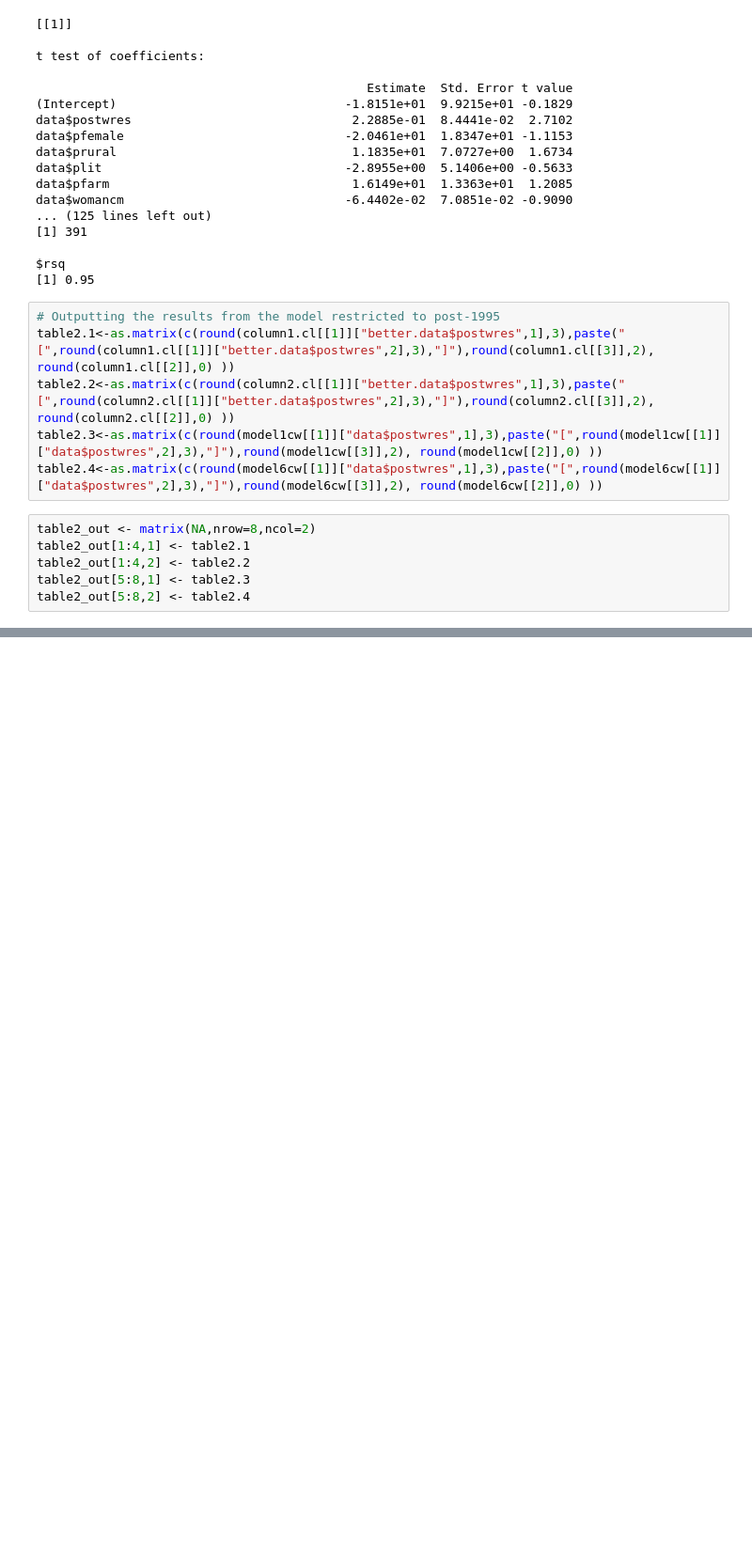
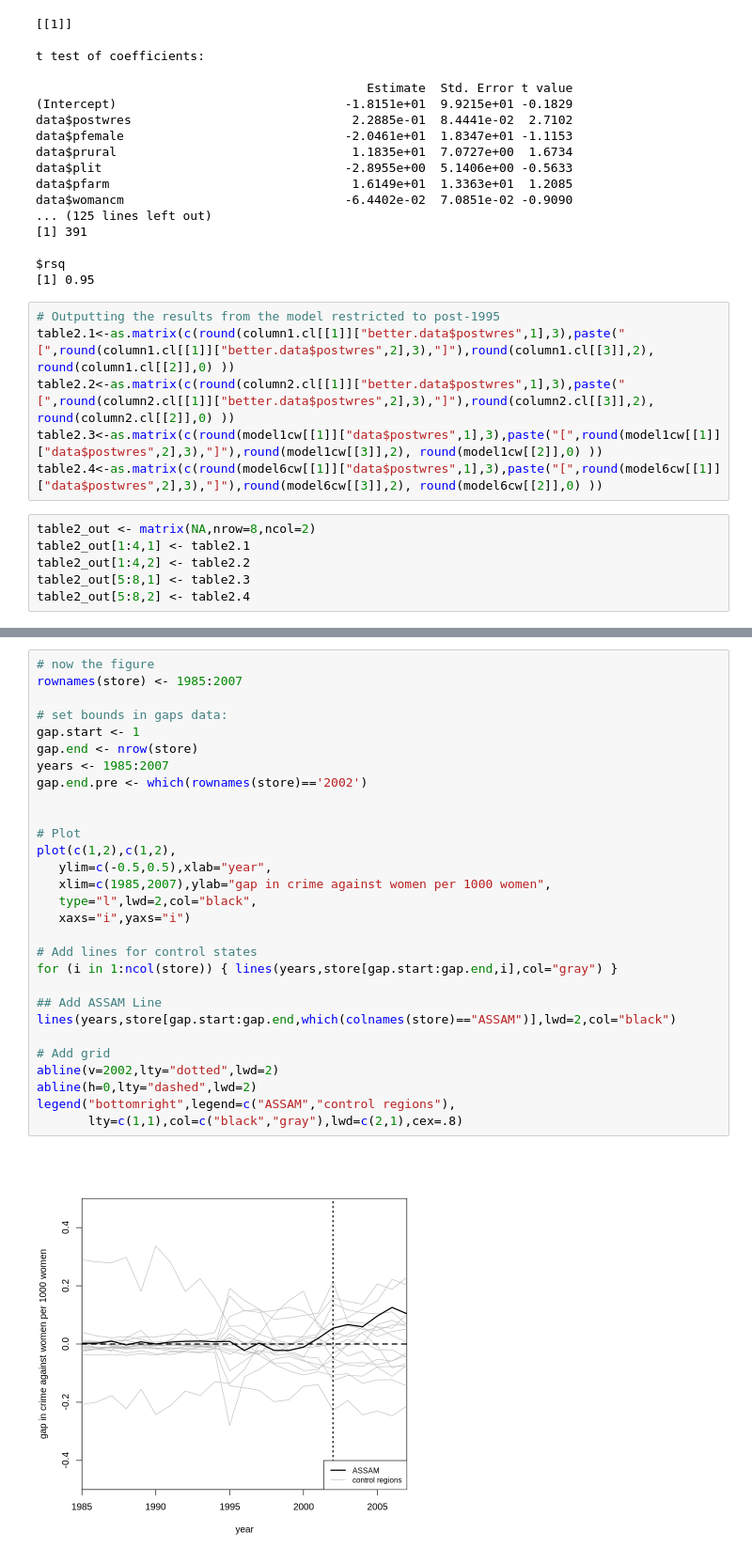
Before and after one commit to mahmud-nobe/CS112-Final-Project, a Jupyter notebook: CS112_Final_Project.ipynb, the cells around one changed output, grey strips where cells are left out. Shown at 94% size. Drawn from its saved outputs; the diff is of its cells as text; blank space fills up the shorter version.

```diff
--- a/CS112_Final_Project.ipynb
+++ b/CS112_Final_Project.ipynb
@@ -631,0 +939,31 @@ NULL
+# %%
+# now the figure
+rownames(store) <- 1985:2007
+
+# set bounds in gaps data:
+gap.start <- 1
+gap.end <- nrow(store)
+years <- 1985:2007
+gap.end.pre <- which(rownames(store)=='2002')
+
+
+# Plot
+plot(c(1,2),c(1,2),
+   ylim=c(-0.5,0.5),xlab="year",
+   xlim=c(1985,2007),ylab="gap in crime against women per 1000 women",
+   type="l",lwd=2,col="black",
+   xaxs="i",yaxs="i")
+
+# Add lines for control states
+for (i in 1:ncol(store)) { lines(years,store[gap.start:gap.end,i],col="gray") }
+
+## Add ASSAM Line
+lines(years,store[gap.start:gap.end,which(colnames(store)=="ASSAM")],lwd=2,col="black")
+
+# Add grid
+abline(v=2002,lty="dotted",lwd=2)
+abline(h=0,lty="dashed",lwd=2)
+legend("bottomright",legend=c("ASSAM","control regions"),
+       lty=c(1,1),col=c("black","gray"),lwd=c(2,1),cex=.8)
+# %% [output]
+[figure, added]
```
Also changed, not shown: parts of 98 cells of this notebook.
